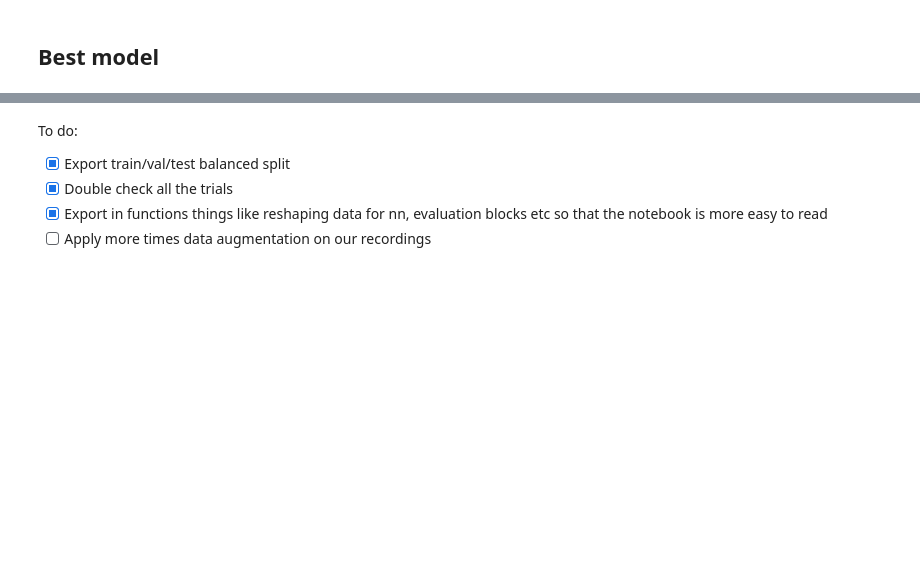
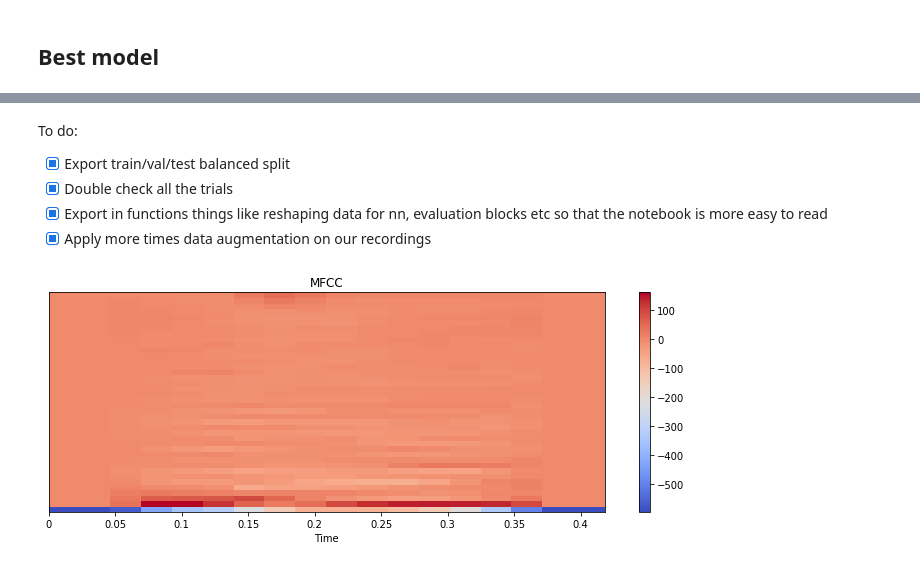
Before and after one commit to GianCarloMilanese/dsim_project, a Jupyter notebook: Audio/2_train_classifiers.ipynb, the cells around one changed output, grey strips where cells are left out. Cells and saved outputs as stored; diff of their text form; code cells hidden in the pictures; blank space fills up the shorter version.

```diff
--- a/Audio/2_train_classifiers.ipynb
+++ b/Audio/2_train_classifiers.ipynb
@@ -1767,4 +1702,18 @@ To do:
 - [X] Export train/val/test balanced split
 - [X] Double check all the trials
 - [X] Export in functions things like reshaping data for nn, evaluation blocks etc so that the notebook is more easy to read
-- [ ] Apply more times data augmentation on our recordings
+- [X] Apply more times data augmentation on our recordings
+# %%
+test = pad_recordings[43]
+test_mfcc = librosa.feature.mfcc(test*1.0, sr=8000, n_mfcc=40)
+# %%
+import matplotlib.pyplot as plt
+from librosa.display import specshow
+plt.figure(figsize=(10, 4))
+specshow(test_mfcc, x_axis='time')
+plt.colorbar()
+plt.title('MFCC')
+plt.tight_layout()
+plt.show()
+# %% [output]
+[figure, added]
```
Also changed, not shown: parts of 115 cells of this notebook, 2 other files.
